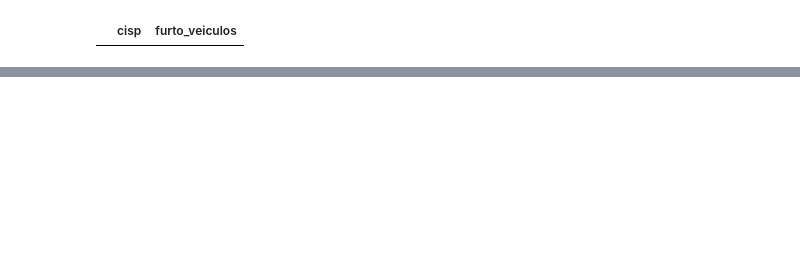
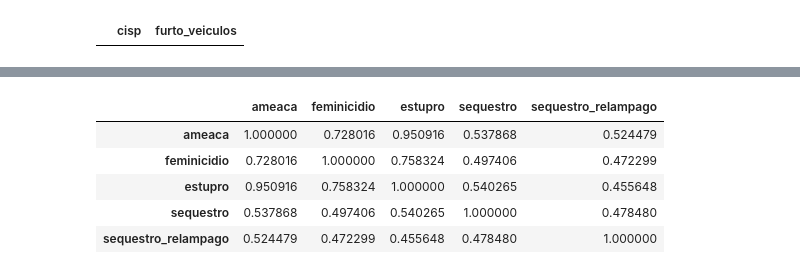
Before and after one commit to CarlosEduardoRodrigues7/Uc2, a Jupyter notebook: aula1 - isp dados.ipynb, the cells around one changed output, grey strips where cells are left out. Cells and saved outputs as stored; diff of their text form; code cells hidden in the pictures; blank space fills up the shorter version.

```diff
--- a/aula1 - isp dados.ipynb
+++ b/aula1 - isp dados.ipynb
@@ -569,0 +580,10 @@ dp_outlier_inf_furto_veiculo
+# %%
+corr_pandas = df_fem [['ameaca','feminicidio', 'estupro','sequestro', 'sequestro_relampago']].corr()
+corr_pandas
+# %% [output]
+|  | ameaca | feminicidio | estupro | sequestro | sequestro_relampago |
+| ameaca | 1.000000 | 0.728016 | 0.950916 | 0.537868 | 0.524479 |
+| feminicidio | 0.728016 | 1.000000 | 0.758324 | 0.497406 | 0.472299 |
+| estupro | 0.950916 | 0.758324 | 1.000000 | 0.540265 | 0.455648 |
+| sequestro | 0.537868 | 0.497406 | 0.540265 | 1.000000 | 0.478480 |
+| sequestro_relampago | 0.524479 | 0.472299 | 0.455648 | 0.478480 | 1.000000 |
```
Also changed, not shown: parts of 40 cells of this notebook, 2 other files.
